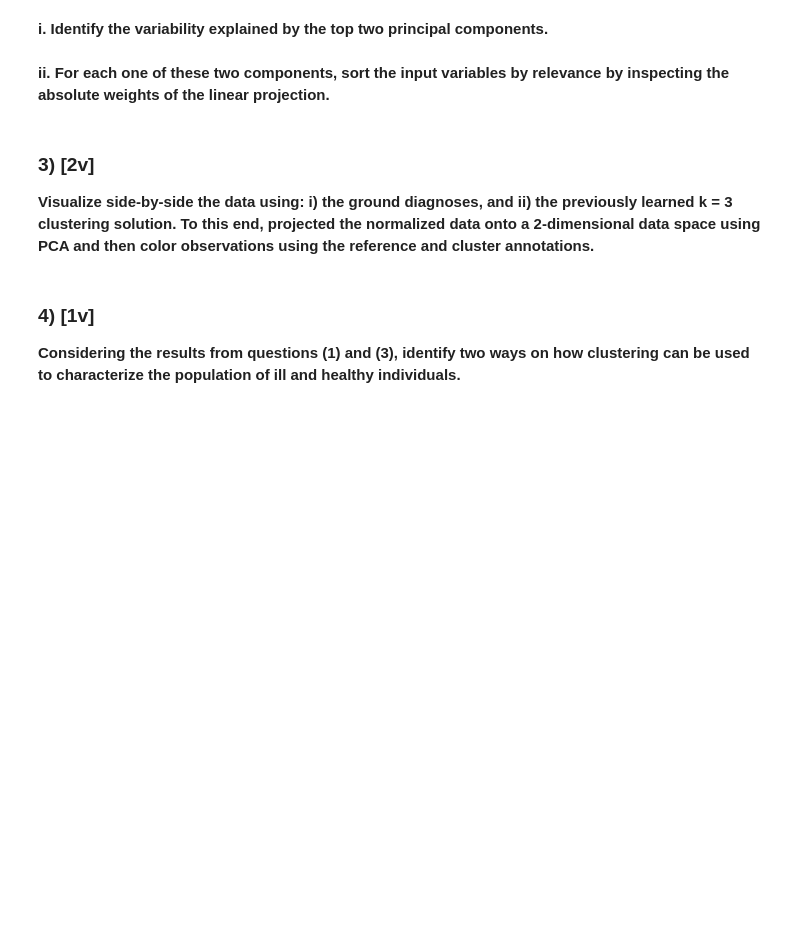
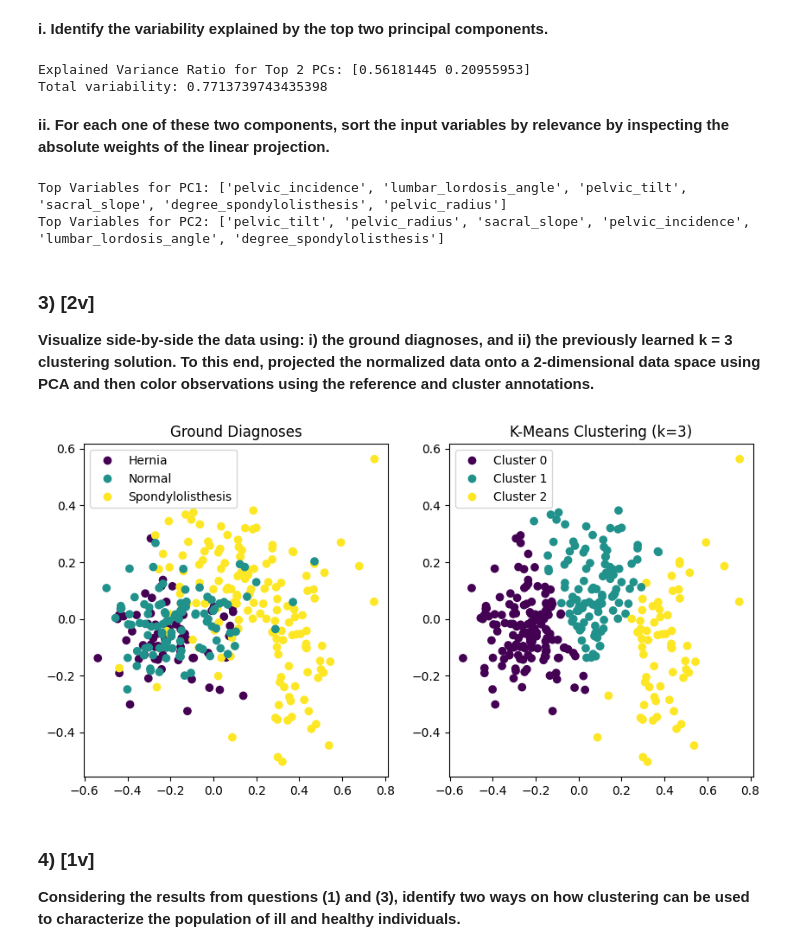
Before and after one commit to gocho1307/Homeworks-ML, a Jupyter notebook: hw4/hw4.ipynb, the cells around one changed output. Saved outputs shown, nothing was run; the diff lists cells and outputs as text; code cells hidden in the pictures; blank space fills up the shorter version.

Commit message:
Add solution for 2,3 from part II

```diff
--- a/hw4/hw4.ipynb
+++ b/hw4/hw4.ipynb
@@ -369,15 +369,77 @@ Clustering with n_clusters = 5
 **Consider the application of PCA after the data normalization:**
 # %% [markdown]
 **i. Identify the variability explained by the top two principal components.**
+# %%
+from sklearn.decomposition import PCA
+
+# Apply PCA to the normalized data
+pca = PCA(n_components=2)
+X_pca = pca.fit_transform(X_scaled)
+
+# Variability explained by the top two principal components
+explained_variance_ratio = pca.explained_variance_ratio_
+print(f"Explained Variance Ratio for Top 2 PCs: {explained_variance_ratio}")
+print(f"Total variability: {explained_variance_ratio[0] + explained_variance_ratio[1]}")
+# %% [output]
+Explained Variance Ratio for Top 2 PCs: [0.56181445 0.20955953]
+Total variability: 0.7713739743435398
 # %% [markdown]
 **ii. For each one of these two components, sort the input variables by relevance by
 inspecting the absolute weights of the linear projection.**
+# %%
+# Get the absolute weights (loadings) of the top two principal components
+pc_weights = np.abs(pca.components_[:2, :])
+
+# Get the feature names
+feature_names = X.columns
+
+# Sort the feature names by relevance for each PC
+sorted_features_pc1 = [feature_names[i] for i in np.argsort(pc_weights[0])[::-1]]
+sorted_features_pc2 = [feature_names[i] for i in np.argsort(pc_weights[1])[::-1]]
+
+print(f"Top Variables for PC1: {sorted_features_pc1}")
+print(f"Top Variables for PC2: {sorted_features_pc2}")
+# %% [output]
+Top Variables for PC1: ['pelvic_incidence', 'lumbar_lordosis_angle', 'pelvic_tilt', 'sacral_slope', 'degree_spondylolisthesis', 'pelvic_radius']
+Top Variables for PC2: ['pelvic_tilt', 'pelvic_radius', 'sacral_slope', 'pelvic_incidence', 'lumbar_lordosis_angle', 'degree_spondylolisthesis']
 # %% [markdown]
 ### 3) [2v]
 
 **Visualize side-by-side the data using: i) the ground diagnoses, and ii) the __previously__ learned
 k = 3 clustering solution. To this end, projected the normalized data onto a 2-dimensional data
 space using PCA and then color observations using the reference and cluster annotations.**
+# %%
+import matplotlib.pyplot as plt
+from matplotlib.colors import ListedColormap
+from sklearn.preprocessing import LabelEncoder
+
+# Apply PCA to the normalized data
+pca = PCA(n_components=2)
+X_pca = pca.fit_transform(X_scaled)
+
+# Convert labels to numerical format
+le = LabelEncoder()
+y_numerical = le.fit_transform(y)
+
+# Create a figure with two subplots
+fig, (ax1, ax2) = plt.subplots(1, 2, figsize=(10, 5))
+
+# Plot the ground diagnoses
+scatter1 = ax1.scatter(X_pca[:, 0], X_pca[:, 1], c=y_numerical, cmap='viridis')
+ax1.set_title('Ground Diagnoses')
+ax1.legend(handles=scatter1.legend_elements()[0], labels=list(set(y)))
+
+# Plot the k-means clustering solution (k=3)
+k_means = cluster.KMeans(n_clusters=3, random_state=0)
+y_pred = k_means.fit_predict(X_scaled)
+
+scatter2 = ax2.scatter(X_pca[:, 0], X_pca[:, 1], c=y_pred, cmap='viridis')
+ax2.set_title('K-Means Clustering (k=3)')
+ax2.legend(handles=scatter2.legend_elements()[0], labels=['Cluster 0', 'Cluster 1', 'Cluster 2'])
+
+plt.show()
+# %% [output]
+[figure, added]
 # %% [markdown]
 ### 4) [1v]
 
```
Also changed, not shown: parts of 1 cell of this notebook, 6 other files.
